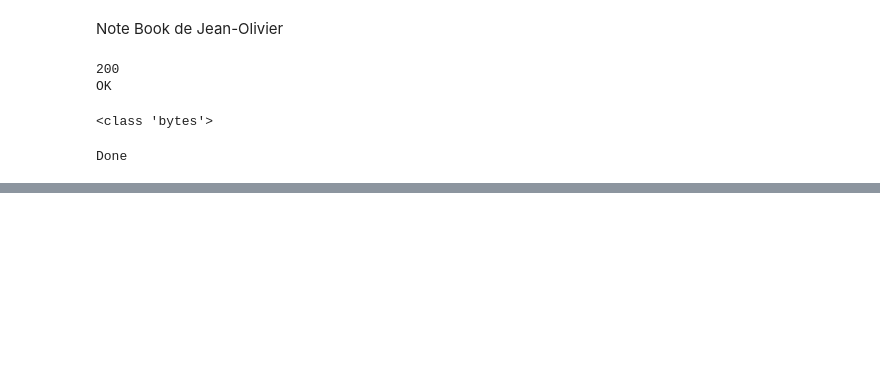
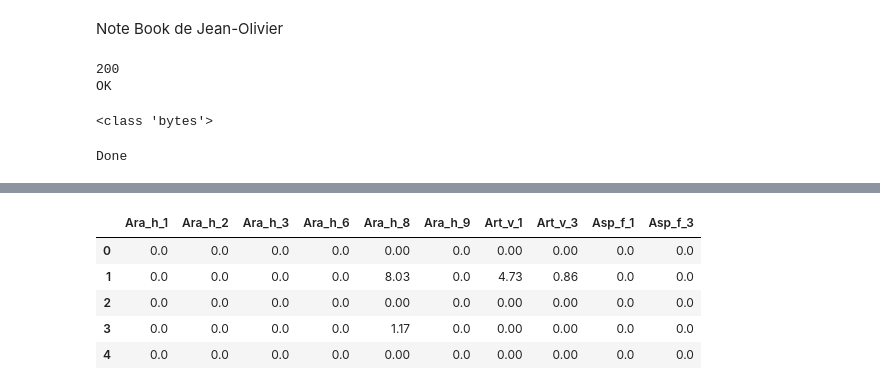
Before and after one commit to IngeaJeanOlivier/Allergies, a Jupyter notebook: notebooks/nb_jean_olivier.ipynb, the cells around one changed output, grey strips where cells are left out. Drawn from its saved outputs; the diff is of its cells as text; code cells hidden in the pictures; blank space fills up the shorter version.

```diff
--- a/notebooks/nb_jean_olivier.ipynb
+++ b/notebooks/nb_jean_olivier.ipynb
@@ -38,0 +76,9 @@ Done
+# %%
+df.iloc[:, 30:40].head()
+# %% [output]
+|  | Ara_h_1 | Ara_h_2 | Ara_h_3 | Ara_h_6 | Ara_h_8 | Ara_h_9 | Art_v_1 | Art_v_3 | Asp_f_1 | Asp_f_3 |
+| 0 | 0.0 | 0.0 | 0.0 | 0.0 | 0.00 | 0.0 | 0.00 | 0.00 | 0.0 | 0.0 |
+| 1 | 0.0 | 0.0 | 0.0 | 0.0 | 8.03 | 0.0 | 4.73 | 0.86 | 0.0 | 0.0 |
+| 2 | 0.0 | 0.0 | 0.0 | 0.0 | 0.00 | 0.0 | 0.00 | 0.00 | 0.0 | 0.0 |
+| 3 | 0.0 | 0.0 | 0.0 | 0.0 | 1.17 | 0.0 | 0.00 | 0.00 | 0.0 | 0.0 |
+| 4 | 0.0 | 0.0 | 0.0 | 0.0 | 0.00 | 0.0 | 0.00 | 0.00 | 0.0 | 0.0 |
```
Also changed, not shown: parts of 35 cells of this notebook.
